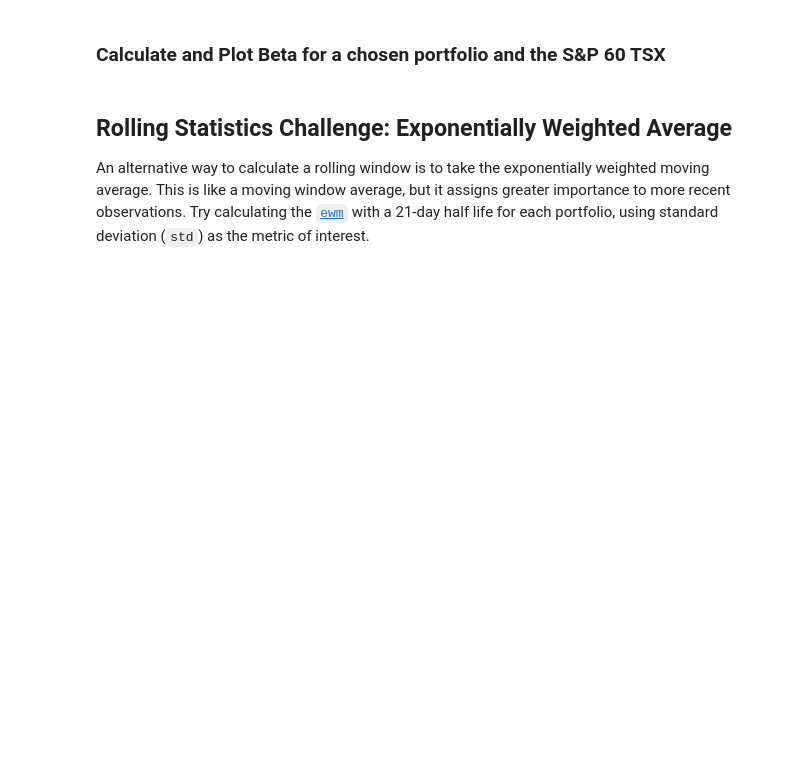
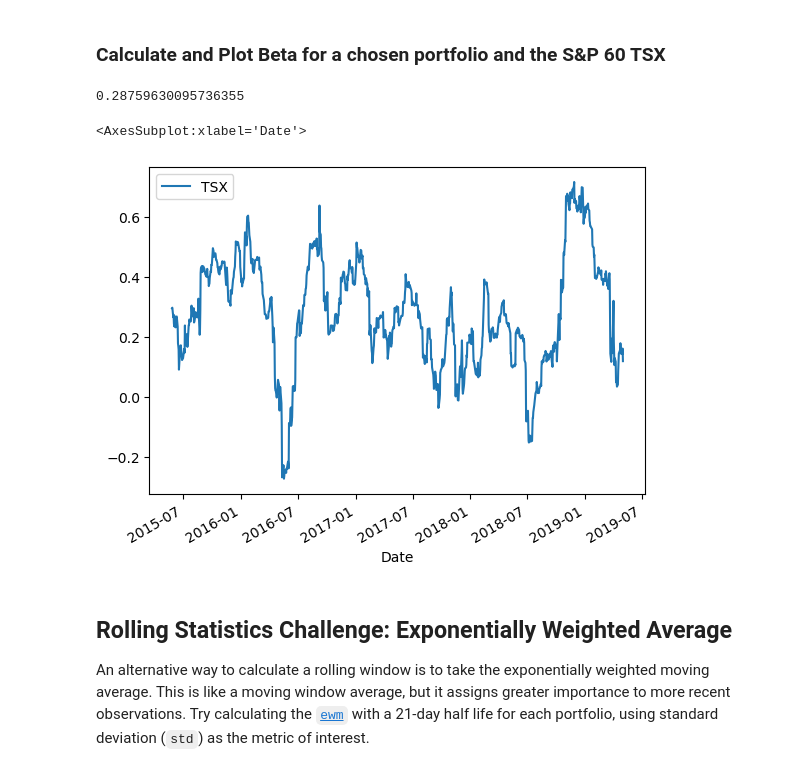
Before and after one commit to lowvoljono/Fintech, a Jupyter notebook: task_after_ramen/whale_analysis.ipynb, the cells around one changed output. Saved outputs shown, nothing was run; the diff lists cells and outputs as text; code cells hidden in the pictures; blank space fills up the shorter version.

```diff
--- a/task_after_ramen/whale_analysis.ipynb
+++ b/task_after_ramen/whale_analysis.ipynb
@@ -273,3 +300,28 @@ Risk changes over time. Analyze the rolling statistics for Risk and Beta.
+# %%
+new1 = pd.DataFrame()
+new1['Algo1'] = df1['Algo 1']
+new1['TSX'] = df1['Benchmark']
+new1
+
+
+# covv = new1.cov()
+# var = new1['Algo1'].var()
+
+# beta = covv.loc['Algo1', 'TSX']/var
+# beta
+# %% [output]
+0.28759630095736355
+# %%
+numerator2 = new1.rolling(window=60).cov().unstack()['Algo1']['TSX']
+
+denominator2 = new1['TSX'].to_frame().rolling(window=60).var()
+
+
+beta = (numerator2/(denominator2.T)).T
+beta.plot()
+# %% [output]
+<AxesSubplot:xlabel='Date'>
+[figure, added]
 # %% [markdown]
 ## Rolling Statistics Challenge: Exponentially Weighted Average
 
```
Also changed, not shown: parts of 39 cells of this notebook, 3 other files.
